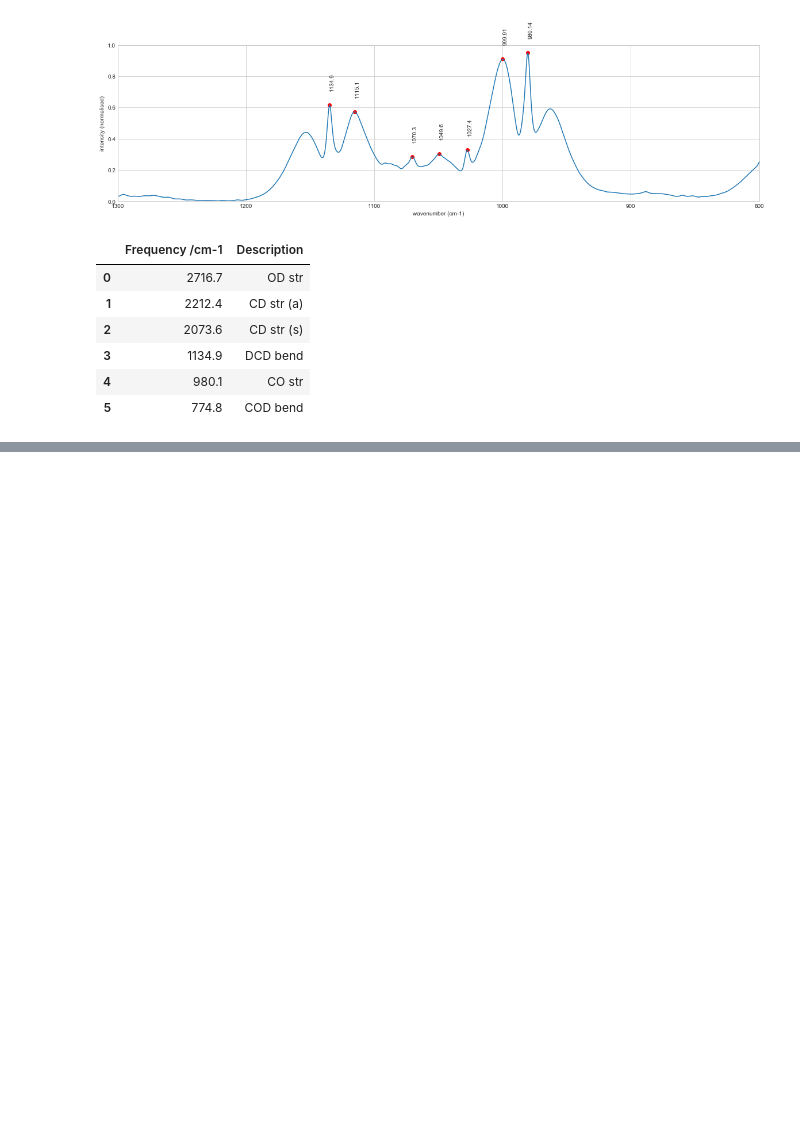
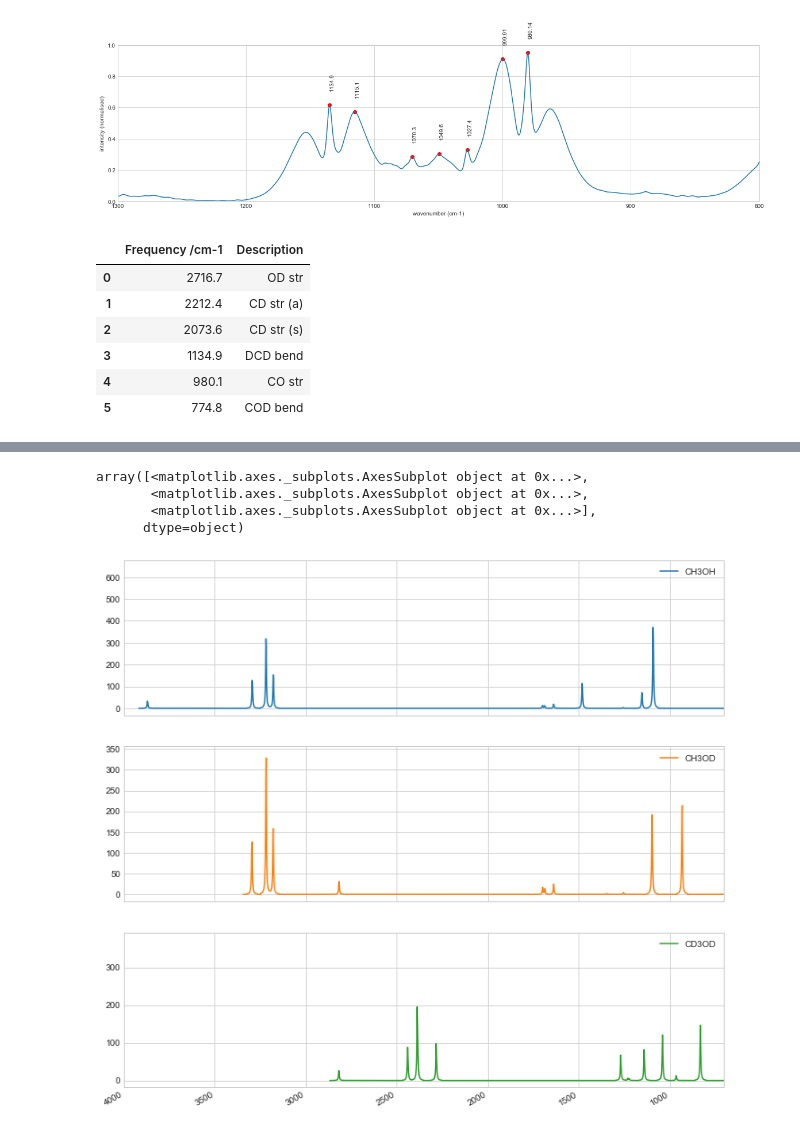
Before and after one commit to laperk01/CHEM2011, a Jupyter notebook: Isotopes QS4/Isotopes QS4.ipynb, the cells around one changed output, grey strips where cells are left out. Drawn from its saved outputs; the diff is of its cells as text; code cells hidden in the pictures; blank space fills up the shorter version.

```diff
--- a/Isotopes QS4/Isotopes QS4.ipynb
+++ b/Isotopes QS4/Isotopes QS4.ipynb
@@ -249,14 +250,16 @@ Import the other calculated spectra from WebMO for CH$_3$OD and CD$_3$OD:
 # %%
 calc2 = pd.read_csv("spectrum2.jdx",
                         delimiter=' ',
-                        names=['wav', 'int'],    #name the columns
+                        index_col=0,
+                        names=['CH3OD'],    #name the columns
                         skiprows=17,      #ignore metadata at top of file
                         skipfooter=1,     #ignore the last line of data
                         engine='python')  #for skipfooter
 
 calc3 = pd.read_csv("spectrum3.jdx",
                         delimiter=' ',
-                        names=['wav', 'int'],    #name the columns
+                        index_col=0,
+                        names=['CD3OD'],    #name the columns
                         skiprows=17,      #ignore metadata at top of file
                         skipfooter=1,     #ignore the last line of data
                         engine='python')  #for skipfooter
@@ -467,0 +475,3 @@ cd3od_table
+# %%
+all_calc = pd.concat([calc1, calc2, calc3])
+all_calc
@@ -467,0 +492,8 @@ cd3od_table
+# %%
+all_calc.plot(subplots=True, figsize=(12, 12), xlim=(4000,700))
+# %% [output]
+array([<matplotlib.axes._subplots.AxesSubplot object at 0x...>,
+       <matplotlib.axes._subplots.AxesSubplot object at 0x...>,
+       <matplotlib.axes._subplots.AxesSubplot object at 0x...>],
+      dtype=object)
+[figure, added]
```
Also changed, not shown: parts of 11 cells of this notebook, 1 other file.
